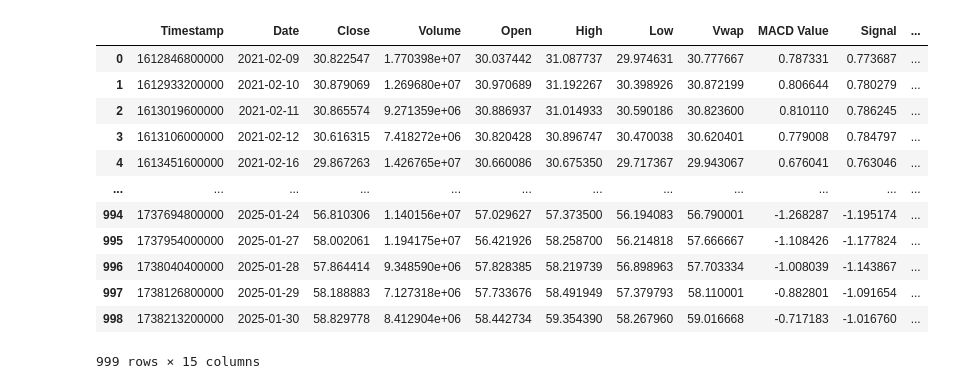
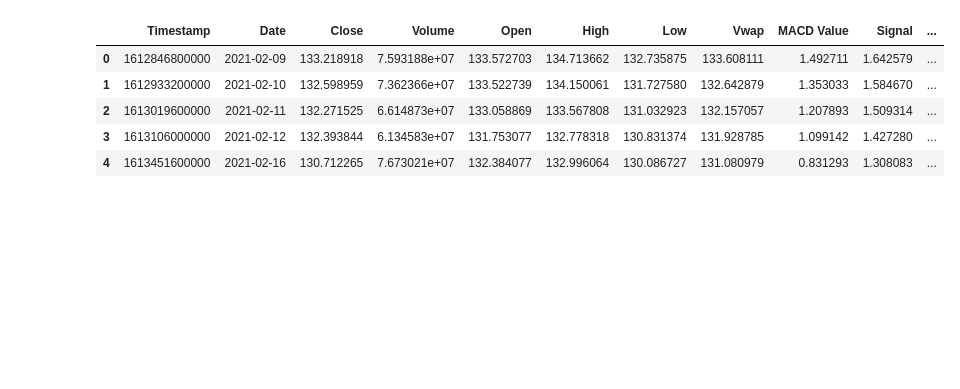
Before and after one commit to Justin-Pascua/PIC16B-Group-E, a Jupyter notebook: Regression_Model.ipynb, the cells around one changed output. Cells and saved outputs as stored; diff of their text form; code cells hidden in the pictures; blank space fills up the shorter version.

```diff
--- a/Regression_Model.ipynb
+++ b/Regression_Model.ipynb
@@ -17,22 +17,15 @@ import matplotlib.pyplot as plt
 
 from sklearn.metrics import mean_squared_error, mean_absolute_error
 # %%
-df = pd.read_csv('CMG_smooth_0.8.csv', index_col=0)
-df
+df = pd.read_csv('AAPL_smooth_0.8.csv', index_col=0)
+df.head()
 # %% [output]
 |  | Timestamp | Date | Close | Volume | Open | High | Low | Vwap | MACD Value | Signal | ... |
-| 0 | 1612846800000 | 2021-02-09 | 30.822547 | 1.770398e+07 | 30.037442 | 31.087737 | 29.974631 | 30.777667 | 0.787331 | 0.773687 | ... |
-| 1 | 1612933200000 | 2021-02-10 | 30.879069 | 1.269680e+07 | 30.970689 | 31.192267 | 30.398926 | 30.872199 | 0.806644 | 0.780279 | ... |
-| 2 | 1613019600000 | 2021-02-11 | 30.865574 | 9.271359e+06 | 30.886937 | 31.014933 | 30.590186 | 30.823600 | 0.810110 | 0.786245 | ... |
-| 3 | 1613106000000 | 2021-02-12 | 30.616315 | 7.418272e+06 | 30.820428 | 30.896747 | 30.470038 | 30.620401 | 0.779008 | 0.784797 | ... |
-| 4 | 1613451600000 | 2021-02-16 | 29.867263 | 1.426765e+07 | 30.660086 | 30.675350 | 29.717367 | 29.943067 | 0.676041 | 0.763046 | ... |
-| ... | ... | ... | ... | ... | ... | ... | ... | ... | ... | ... | ... |
-| 994 | 1737694800000 | 2025-01-24 | 56.810306 | 1.140156e+07 | 57.029627 | 57.373500 | 56.194083 | 56.790001 | -1.268287 | -1.195174 | ... |
-| 995 | 1737954000000 | 2025-01-27 | 58.002061 | 1.194175e+07 | 56.421926 | 58.258700 | 56.214818 | 57.666667 | -1.108426 | -1.177824 | ... |
-| 996 | 1738040400000 | 2025-01-28 | 57.864414 | 9.348590e+06 | 57.828385 | 58.219739 | 56.898963 | 57.703334 | -1.008039 | -1.143867 | ... |
-| 997 | 1738126800000 | 2025-01-29 | 58.188883 | 7.127318e+06 | 57.733676 | 58.491949 | 57.379793 | 58.110001 | -0.882801 | -1.091654 | ... |
-| 998 | 1738213200000 | 2025-01-30 | 58.829778 | 8.412904e+06 | 58.442734 | 59.354390 | 58.267960 | 59.016668 | -0.717183 | -1.016760 | ... |
+| 0 | 1612846800000 | 2021-02-09 | 133.218918 | 7.593188e+07 | 133.572703 | 134.713662 | 132.735875 | 133.608111 | 1.492711 | 1.642579 | ... |
+| 1 | 1612933200000 | 2021-02-10 | 132.598959 | 7.362366e+07 | 133.522739 | 134.150061 | 131.727580 | 132.642879 | 1.353033 | 1.584670 | ... |
+| 2 | 1613019600000 | 2021-02-11 | 132.271525 | 6.614873e+07 | 133.058869 | 133.567808 | 131.032923 | 132.157057 | 1.207893 | 1.509314 | ... |
+| 3 | 1613106000000 | 2021-02-12 | 132.393844 | 6.134583e+07 | 131.753077 | 132.778318 | 130.831374 | 131.928785 | 1.099142 | 1.427280 | ... |
+| 4 | 1613451600000 | 2021-02-16 | 130.712265 | 7.673021e+07 | 132.384077 | 132.996064 | 130.086727 | 131.080979 | 0.831293 | 1.308083 | ... |
-999 rows × 15 columns
 # %%
 # Plotting the closing prices
 plt.figure(figsize=(10, 6))
```
Also changed, not shown: parts of 26 cells of this notebook.
